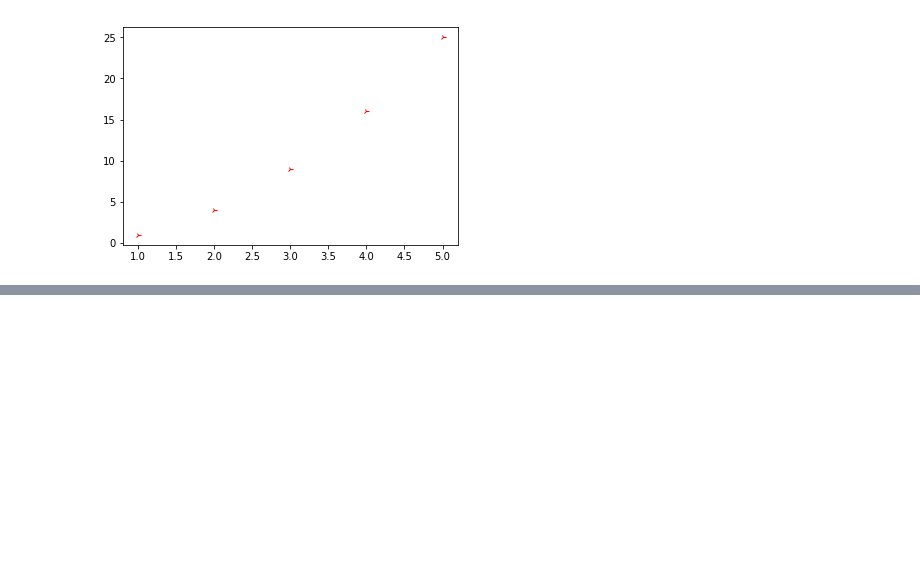
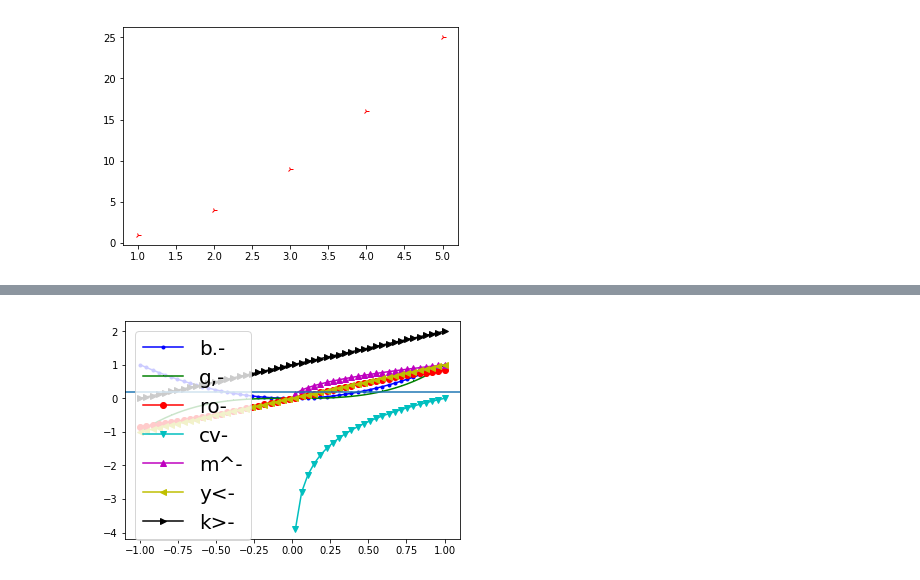
Before and after one commit to zerosum99/python_matplotlib, a Jupyter notebook: matplotlib 110_선그래프 마커 알아보기.ipynb, the cells around one changed output, grey strips where cells are left out. Cells and saved outputs as stored; diff of their text form; code cells hidden in the pictures; blank space fills up the shorter version.

```diff
--- a/matplotlib 110_선그래프 마커 알아보기.ipynb
+++ b/matplotlib 110_선그래프 마커 알아보기.ipynb
@@ -136,0 +213,11 @@ plt.plot(x, y, 'r4')
+# %%
+# Plot the functions
+for color, marker, f in zip(colors, markers, functions):
+    format_str = "{color}{marker}-".format(color=color, marker=marker)
+    plt.plot(xs, f(xs), format_str, label=format_str)
+
+plt.axhline(y=0.20)
+plt.legend(fontsize=20)
+plt.show() # or plt.show()
+# %% [output]
+[figure, added]
```
Also changed, not shown: parts of 2 cells of this notebook, 1 other file.
